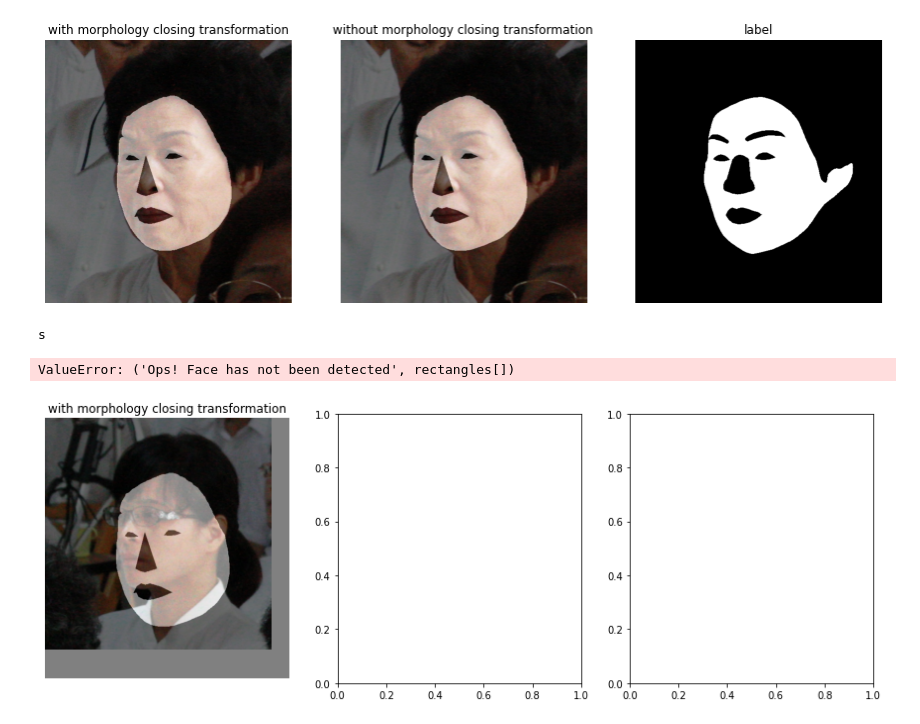
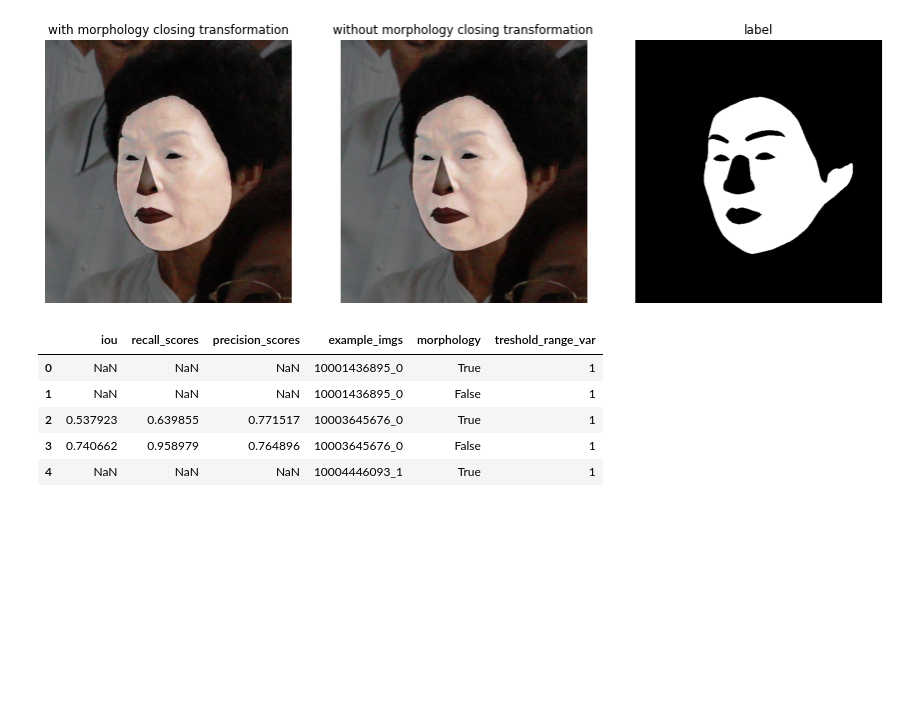
Before and after one commit to waczjoan/Face-Morph, a Jupyter notebook: SkinDetection/skinDetectionWithFaceLandmarks.ipynb, the cells around one changed output. Cells and saved outputs as stored; diff of their text form; code cells hidden in the pictures; blank space fills up the shorter version.

```diff
--- a/SkinDetection/skinDetectionWithFaceLandmarks.ipynb
+++ b/SkinDetection/skinDetectionWithFaceLandmarks.ipynb
@@ -583,22 +614,60 @@ plot_img((images_train[example_img]['labels'] == 1)[:,:,0].astype(int), ax = ax[
 # %% [output]
 [figure]
 # %%
-example_img = list(images_train.keys())[6]
-img_BGR = images_train[example_img]['img']
-img_RGB = cv2.cvtColor(img_BGR, cv2.COLOR_BGR2RGB)
-f, ax = plt.subplots(1,3, figsize=(15,5))
+def calculate_metrics_grid_search_var(images_train, treshold_range_vars):
 
-mask = find_skin_mask(img_BGR)
+    iou_measure_list = []
+    recall_score_measure_list = []
+    precision_score_measure_list = []
+    example_img_list = []
+    morphology_flag = []
+    treshold_range_var_list = []
 
-plot_img(img_RGB, ax = ax[0])
-plot_img(mask, alpha = 0.5, cmap = 'gray', ax = ax[0], title = "with morphology closing transformation")
+    for treshold_range_var in treshold_range_vars:
+        for img in list(images_train.keys())[:10]:
 
-mask = find_skin_mask(img_BGR, morphology = False)
-plot_img(img_RGB, ax = ax[1])
-plot_img(mask, alpha = 0.5, cmap = 'gray', ax = ax[1], title = 'without morphology closing transformation')
+            img_BGR = images_train[img]['img']
+            truth = (images_train[img]['labels'] == 1)[:,:,0]
 
-plot_img((images_train[example_img]['labels'] == 1)[:,:,0].astype(int), ax = ax[2], cmap = 'gray', title = 'label')
+            # with morphology
+            mask = find_skin_mask(img_BGR, treshold_range_var = treshold_range_var)
+            if mask is not None:
+                predicted = mask
+                iou_measure, recall_score_measure, precision_score_measure = measure(truth, predicted)
+            else:
+                iou_measure, recall_score_measure, precision_score_measure = None, None, None
+            iou_measure_list.append(iou_measure)
+            recall_score_measure_list.append(recall_score_measure)
+            precision_score_measure_list.append(precision_score_measure)
+            example_img_list.append(img)
+            morphology_flag.append(True)
+            treshold_range_var_list.append(treshold_range_var)
+
+
+            # without morphology
+            mask = find_skin_mask(img_BGR, morphology = False, treshold_range_var = treshold_range_var)
+            predicted = mask
+            if mask is not None:
+                predicted = mask
+                iou_measure, recall_score_measure, precision_score_measure = measure(truth, predicted)
+            else:
+                iou_measure, recall_score_measure, precision_score_measure = None, None, None
+            iou_measure_list.append(iou_measure)
+            recall_score_measure_list.append(recall_score_measure)
+            precision_score_measure_list.append(precision_score_measure)
+            example_img_list.append(img)
+            morphology_flag.append(False)
+            treshold_range_var_list.append(treshold_range_var)
+
+
+
+    d = {'iou' : iou_measure_list,
+            'recall_scores' : recall_score_measure_list,
+            'precision_scores' : precision_score_measure_list ,
+            'example_imgs' : example_img_list,
+            'morphology': morphology_flag,
+            'treshold_range_var': treshold_range_var_list}
+    df = pd.DataFrame(data=d)
+
+
+    return df
-# %% [output]
-s
-ValueError: ('Ops! Face has not been detected', rectangles[])
-[figure, removed]
@@ -628,0 +676,9 @@ def calc_measures(grid_tresholds, images, img_key = 'img'):
+# %%
+df_results.head(5)
+# %% [output]
+|  | iou | recall_scores | precision_scores | example_imgs | morphology | treshold_range_var |
+| 0 | NaN | NaN | NaN | 10001436895_0 | True | 1 |
+| 1 | NaN | NaN | NaN | 10001436895_0 | False | 1 |
+| 2 | 0.537923 | 0.639855 | 0.771517 | 10003645676_0 | True | 1 |
+| 3 | 0.740662 | 0.958979 | 0.764896 | 10003645676_0 | False | 1 |
+| 4 | NaN | NaN | NaN | 10004446093_1 | True | 1 |
```
Also changed, not shown: parts of 11 cells of this notebook.
